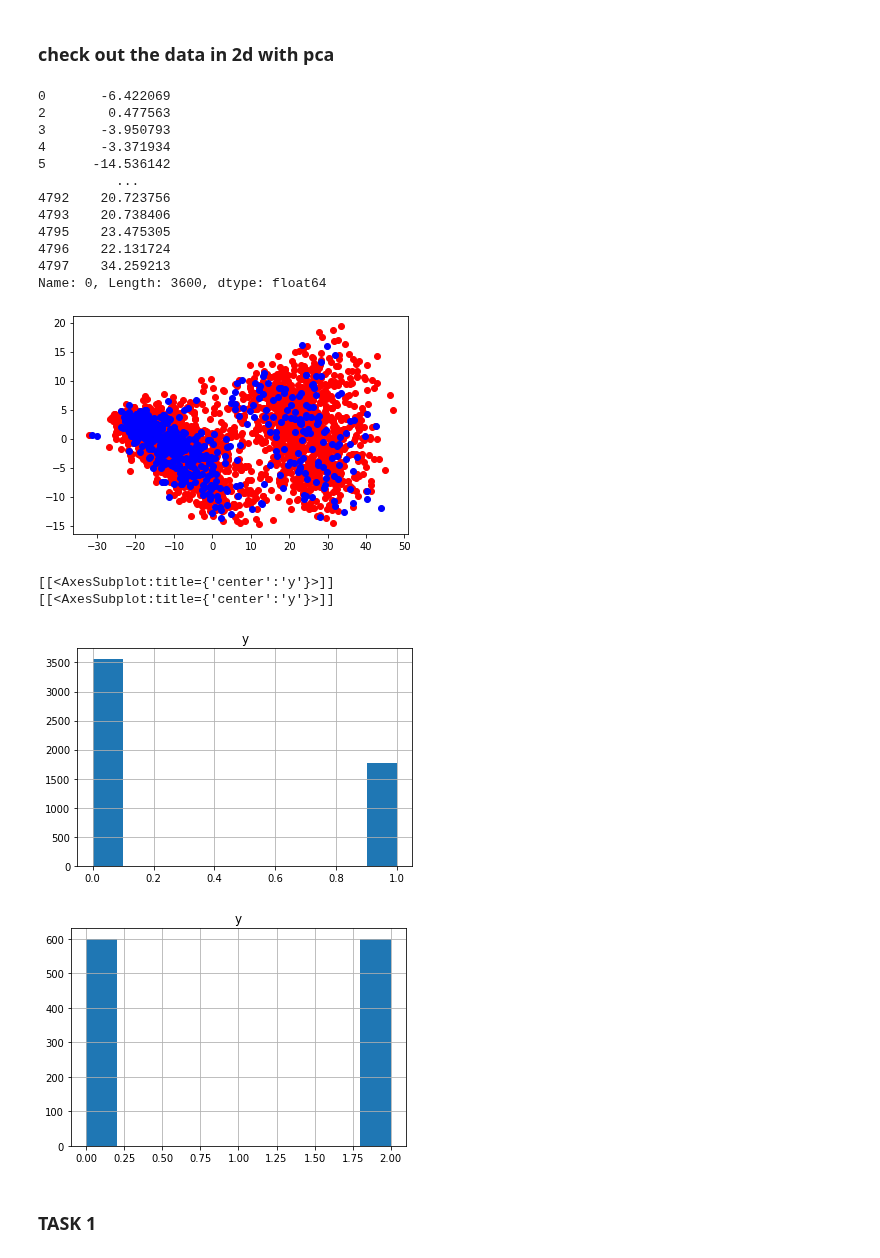
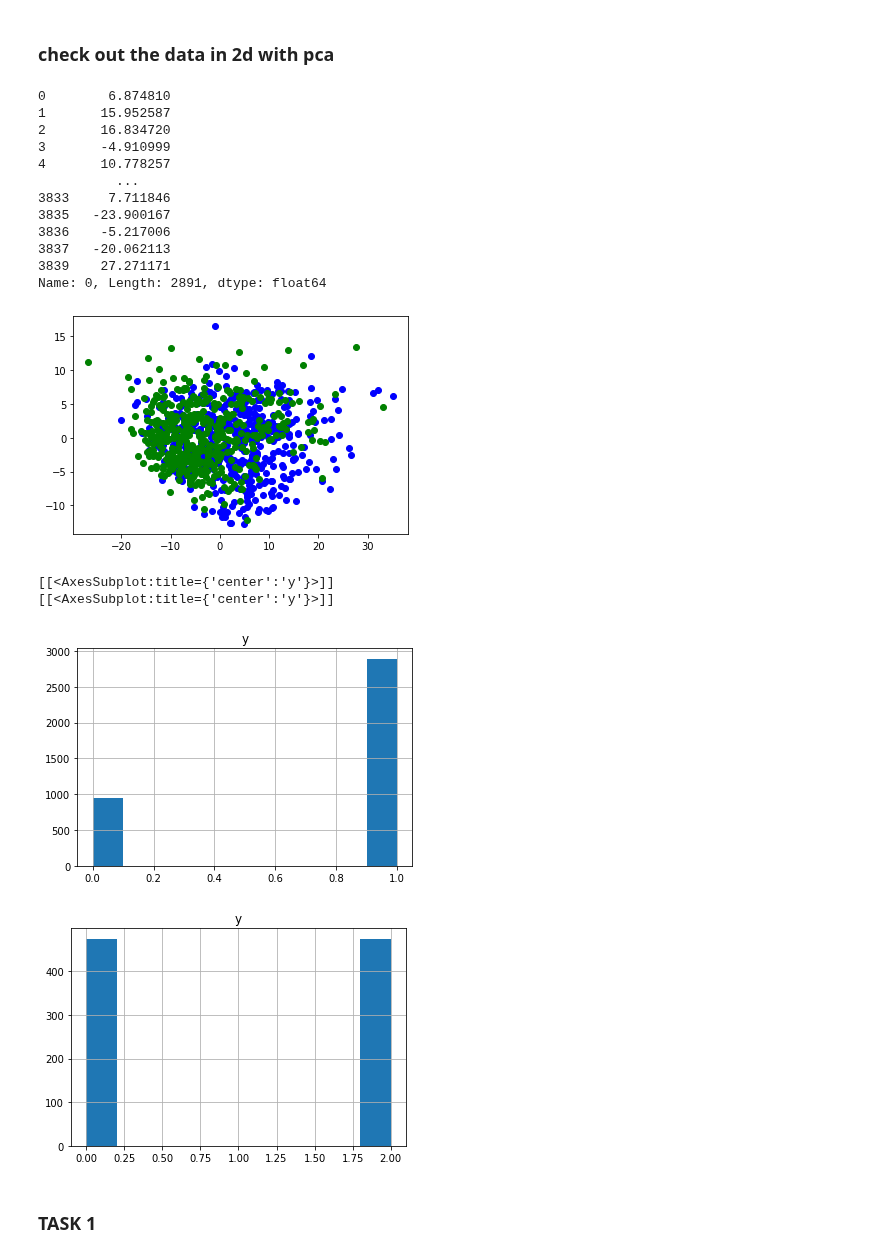
Before and after one commit to LukeAndrewSmith/AML, a Jupyter notebook: Task_2/Solution/Pipelines/1_twostep_classification.ipynb, the cells around one changed output. Drawn from its saved outputs; the diff is of its cells as text; code cells hidden in the pictures.

```diff
--- a/Task_2/Solution/Pipelines/1_twostep_classification.ipynb
+++ b/Task_2/Solution/Pipelines/1_twostep_classification.ipynb
@@ -118,53 +118,53 @@ print(y.head())
 [figure]
 # %%
 # set apart a val set:
-
-X_1, y_1, X_2, y_2 = two_step_utils.transform(X,y)
+x_train, x_val, y_train, y_val = train_test_split(X,y, test_size=0.2)
+X_1, y_1, X_2, y_2 = two_step_utils.transform(x_train,y_train)
 # %% [markdown]
 ### check out the data in 2d with pca
 # %%
 pca = PCA(n_components=2)
-pca.fit(X_1)
-X_pca = pca.transform(X_1)
+pca.fit(X_2)
+X_pca = pca.transform(X_2)
 X_pca = pd.DataFrame(X_pca)
-idx_1 = np.where(y.y == 1)
-idx_0 = np.where(y.y == 0)
-#idx_2 = np.where(y.y == 2)
+#idx_1 = np.where(y_2.y == 1)
+idx_0 = np.where(y_2.y == 0)
+idx_2 = np.where(y_2.y == 2)
 
 class_0 = pd.DataFrame(X_pca.iloc[idx_0])
 
-class_1 = pd.DataFrame(X_pca.iloc[idx_1])
-#class_2 = pd.DataFrame(X_pca.iloc[idx_2])
+#class_1 = pd.DataFrame(X_pca.iloc[idx_1])
+class_2 = pd.DataFrame(X_pca.iloc[idx_2])
 
 print(class_1[0])
-plt.scatter(class_1[0], class_1[1], c='r')
 
 plt.scatter(class_0[0], class_0[1], c='b')
-#plt.scatter(class_2[0], class_2[1], c='g')
+#plt.scatter(class_1[0], class_1[1], c='r')
+plt.scatter(class_2[0], class_2[1], c='g')
 
 plt.show()
 # %% [output]
-0       -6.422069
-2        0.477563
-3       -3.950793
-4       -3.371934
-5      -14.536142
+0        6.874810
+1       15.952587
+2       16.834720
+3       -4.910999
+4       10.778257
           ...
-4792    20.723756
-4793    20.738406
-4795    23.475305
-4796    22.131724
-4797    34.259213
-Name: 0, Length: 3600, dtype: float64
+3833     7.711846
+3835   -23.900167
+3836    -5.217006
+3837   -20.062113
+3839    27.271171
+Name: 0, Length: 2891, dtype: float64
-[figure, old version]
+[figure, new version]
 # %%
 print(y_1.hist())
 print(y_2.hist())
 # %% [output]
 [[<AxesSubplot:title={'center':'y'}>]]
 [[<AxesSubplot:title={'center':'y'}>]]
-[figure, old version]
+[figure, new version]
-[figure, old version]
+[figure, new version]
 # %% [markdown]
 ### TASK 1
 # %% [markdown]
```
Also changed, not shown: parts of 6 cells of this notebook, 3 other files.
